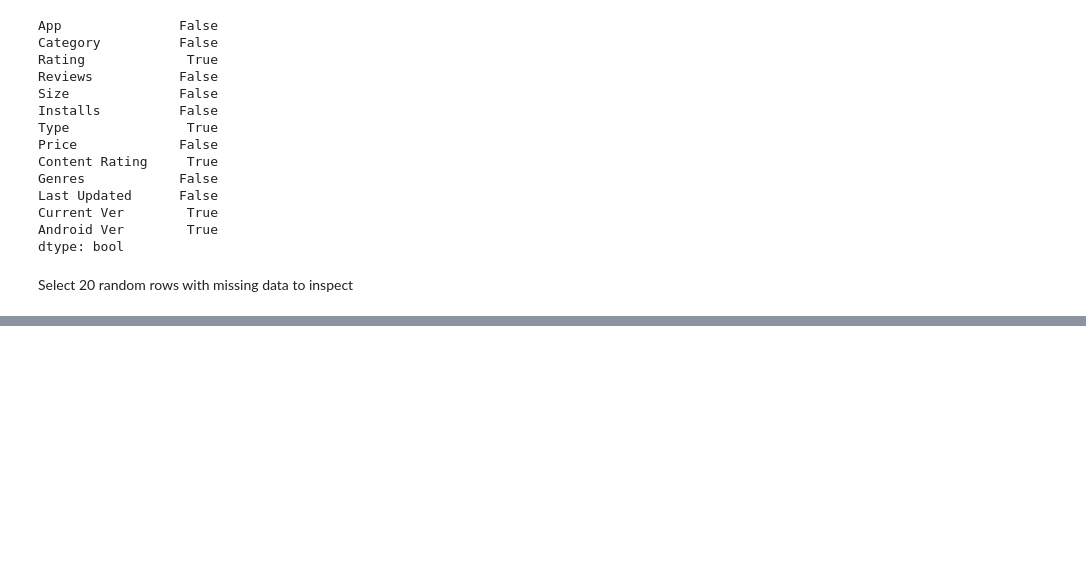
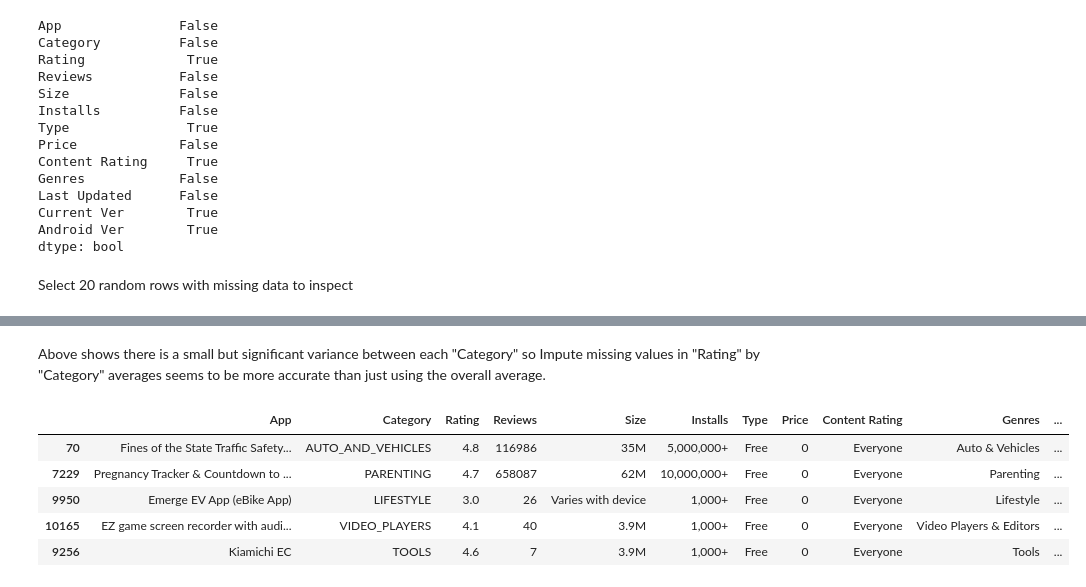
Before and after one commit to JackXLin/Google_Play_Store, a Jupyter notebook: google.ipynb, the cells around one changed output, grey strips where cells are left out. Drawn from its saved outputs; the diff is of its cells as text; code cells hidden in the pictures; blank space fills up the shorter version.

```diff
--- a/google.ipynb
+++ b/google.ipynb
@@ -141,3 +119,7 @@ Out of above columns "Current Ver", "Android Ver", "Content Rating" and "Type" h
 the corresponding row without impacting the end result.
 However vast majority of the missing data are in the "Rating" column so by simply dropping the missing row will affect the end result
 not to mention the potential relationship between "Rating" and other variables.
+# %%
+# drop all rows contains missing value except for NaN in "Rating" column
+google = google.dropna(subset=["Type", "Current Ver", "Android Ver", "Content Rating"])
+print(google.isnull().sum())
@@ -143,0 +163,16 @@ not to mention the potential relationship between "Rating" and other variables.
+# %% [markdown]
+Above shows there is a small but significant variance between each "Category" so Impute missing values in "Rating" by "Category" averages
+seems to be more accurate than just using the overall average.
+# %%
+# google.groupby("Category")["Rating"].transform("mean") will form a Series containing mean for each category in the shape as the google
+# then google["Rating"].fillna() fill in the NaN with the corresponding mean value
+google["Rating"] = google["Rating"].fillna(google.groupby("Category")["Rating"].transform("mean"))
+google["Rating"] = google["Rating"].round(2)
+google.sample(5)
+# %% [output]
+|  | App | Category | Rating | Reviews | Size | Installs | Type | Price | Content Rating | Genres | ... |
+| 70 | Fines of the State Traffic Safety... | AUTO_AND_VEHICLES | 4.8 | 116986 | 35M | 5,000,000+ | Free | 0 | Everyone | Auto & Vehicles | ... |
+| 7229 | Pregnancy Tracker & Countdown to ... | PARENTING | 4.7 | 658087 | 62M | 10,000,000+ | Free | 0 | Everyone | Parenting | ... |
+| 9950 | Emerge EV App (eBike App) | LIFESTYLE | 3.0 | 26 | Varies with device | 1,000+ | Free | 0 | Everyone | Lifestyle | ... |
+| 10165 | EZ game screen recorder with audi... | VIDEO_PLAYERS | 4.1 | 40 | 3.9M | 1,000+ | Free | 0 | Everyone | Video Players & Editors | ... |
+| 9256 | Kiamichi EC | TOOLS | 4.6 | 7 | 3.9M | 1,000+ | Free | 0 | Everyone | Tools | ... |
```
Also changed, not shown: parts of 14 cells of this notebook.
